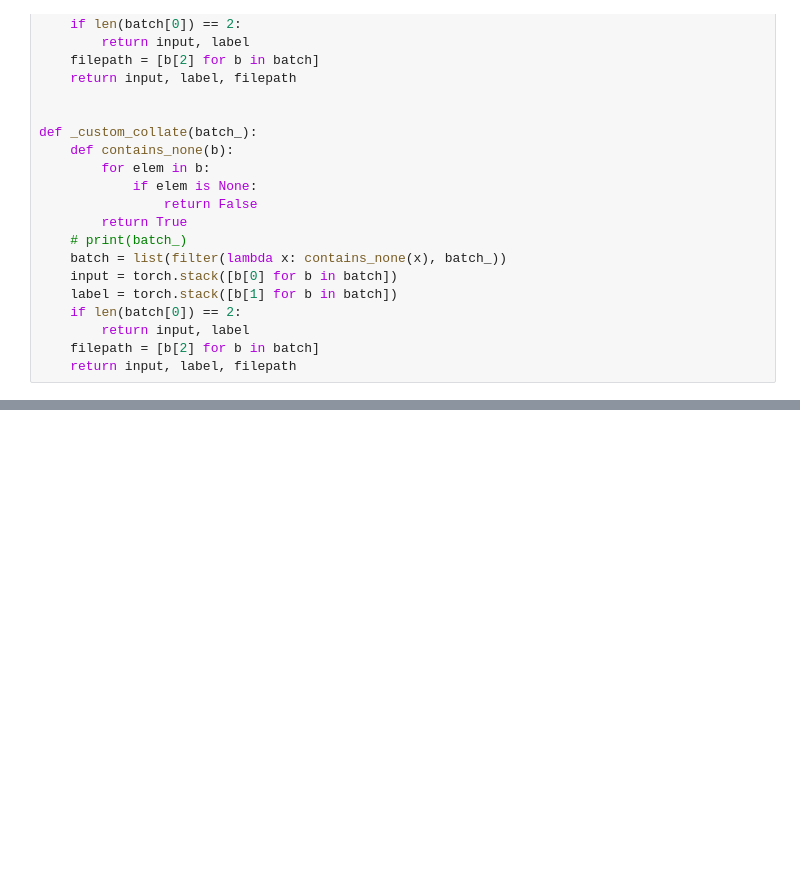
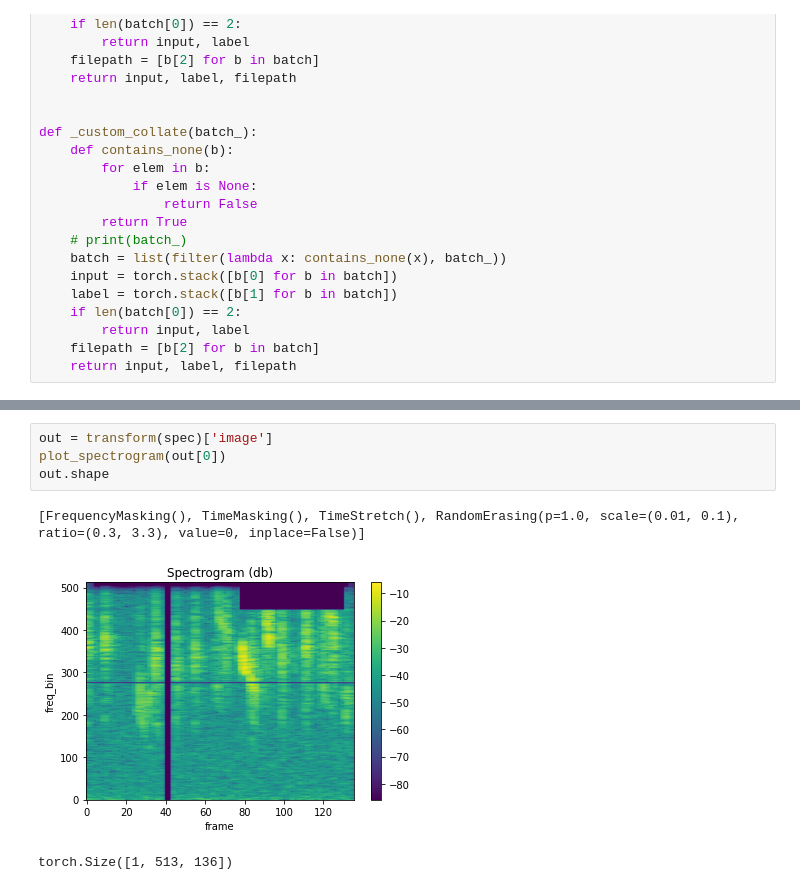
Before and after one commit to ixobert/birds-generation, a Jupyter notebook: src/notebooks/specaug.ipynb, the cells around one changed output, grey strips where cells are left out. Saved outputs shown, nothing was run; the diff lists cells and outputs as text; blank space fills up the shorter version.

```diff
--- a/src/notebooks/specaug.ipynb
+++ b/src/notebooks/specaug.ipynb
@@ -192,0 +273,8 @@ torch.Size([3, 1, 256, 32]) torch.Size([3])
+# %%
+out = transform(spec)['image']
+plot_spectrogram(out[0])
+out.shape
+# %% [output]
+[FrequencyMasking(), TimeMasking(), TimeStretch(), RandomErasing(p=1.0, scale=(0.01, 0.1), ratio=(0.3, 3.3), value=0, inplace=False)]
+[figure, added]
+torch.Size([1, 513, 136])
```
Also changed, not shown: parts of 7 cells of this notebook, 7 other files.
